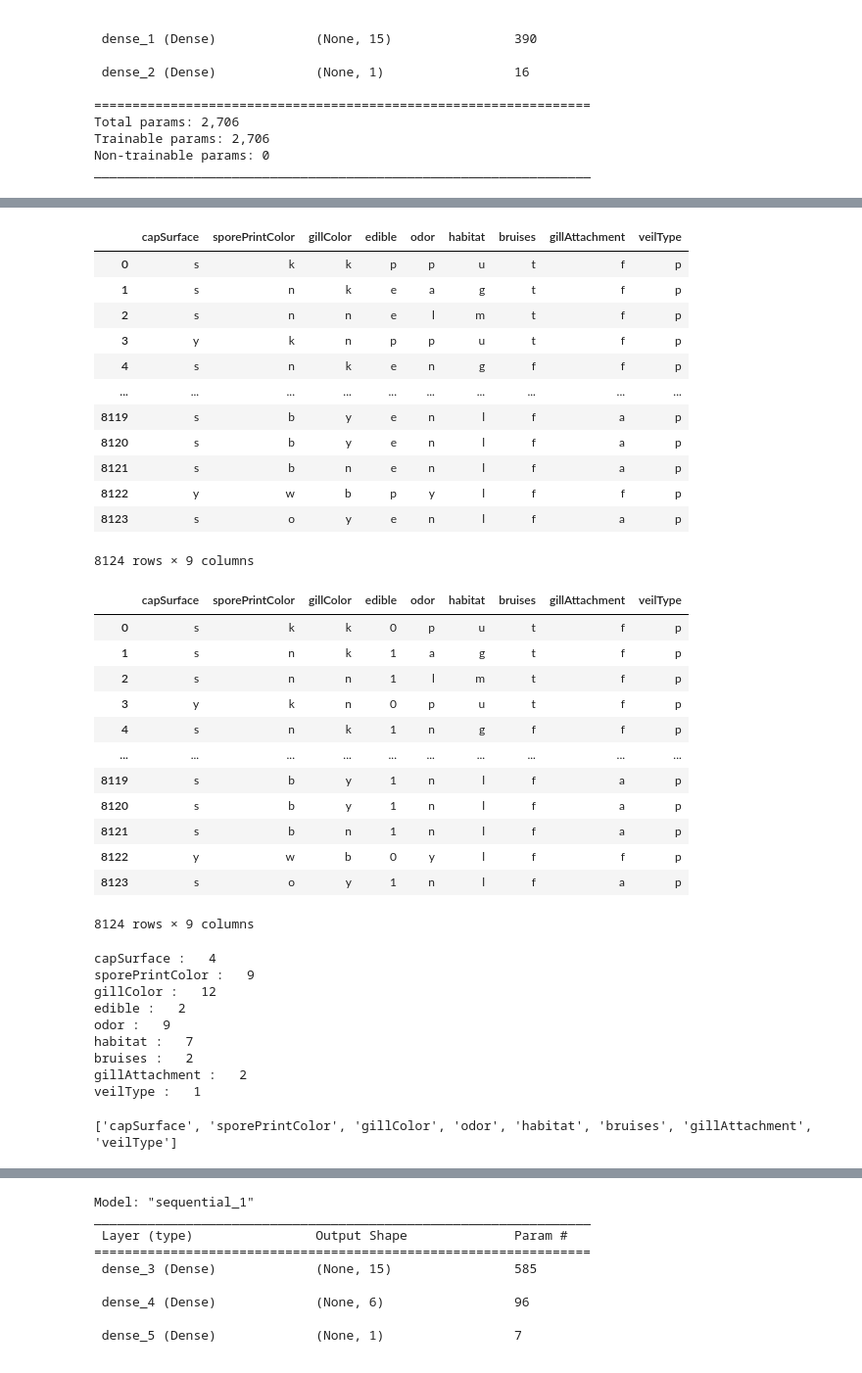
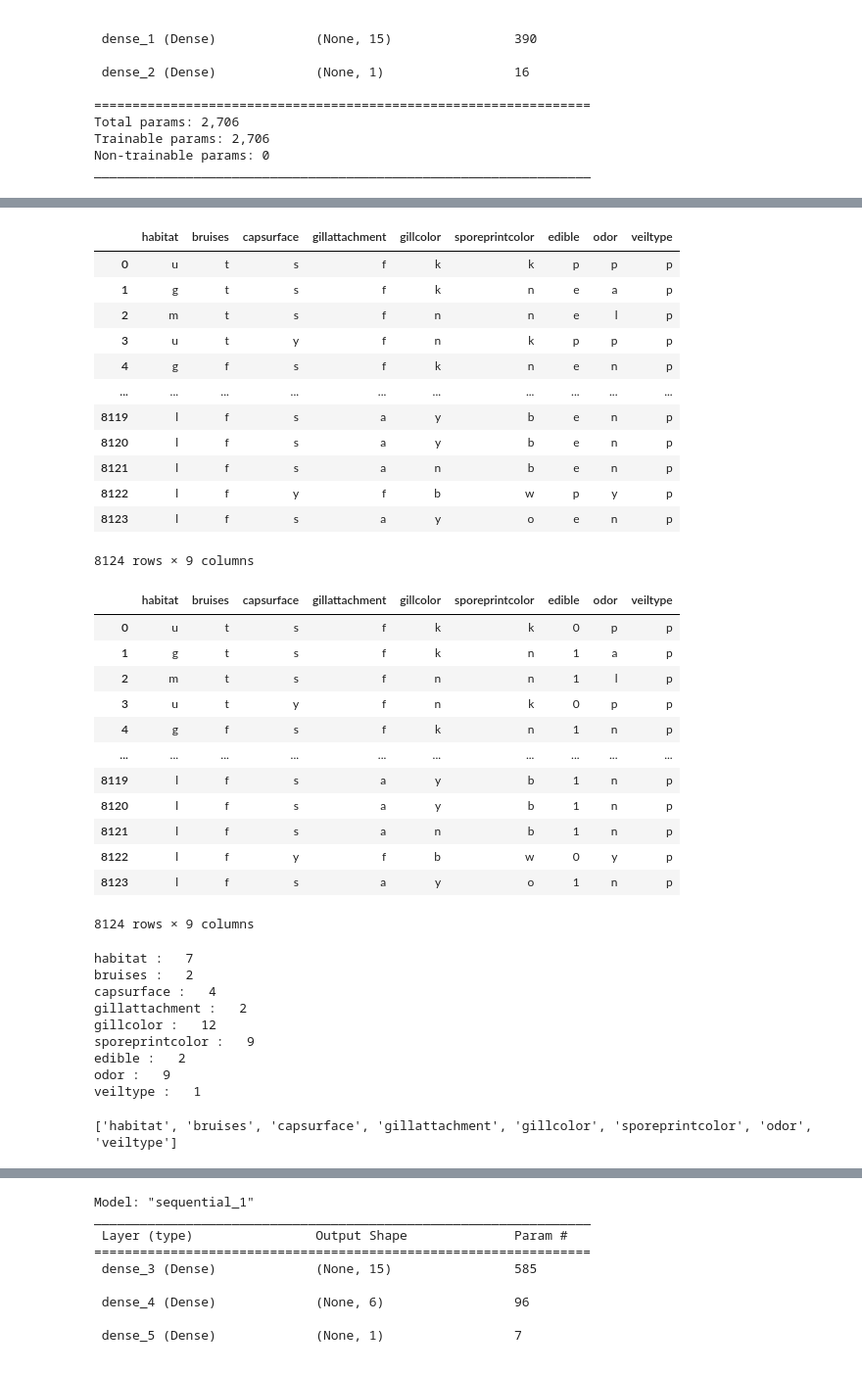
Before and after one commit to shermeenajani/Project-4--Machine-Learning, a Jupyter notebook: EdibleOrNot.ipynb, the cells around one changed output, grey strips where cells are left out. Shown at 98% size. Drawn from its saved outputs; the diff is of its cells as text; code cells hidden in the pictures.

```diff
--- a/EdibleOrNot.ipynb
+++ b/EdibleOrNot.ipynb
@@ -28,0 +13,9 @@ mushrooms_df
+# %%
+
+from sqlalchemy import create_engine
+cnx = create_engine('postgresql://postgres:postgres@127.0.0.1:5432/project4')
+# %%
+#mushrooms_df = pd.read_sql_query('select * from mushrooms',con=engine)
+
+mushrooms_df = pd.read_sql("select * from mushrooms", cnx);
+mushrooms_df
@@ -29,5 +56,5 @@ mushrooms_df
 # %%
 #Drop Stalk Root since some values have '?'
-mushrooms_df = mushrooms_df.drop(['stalkRoot'],1)
+mushrooms_df = mushrooms_df.drop(['stalkroot'],1)
 mushrooms_df
 # %% [output]
@@ -212,21 +239,21 @@ Loss: 1.814515471210143e-08, Accuracy: 1.0
 # %%
 #Try with a reduced set of mushroom characteristics
-mushrooms_df3 = mushrooms_df[{'edible','capSurface','bruises','odor','gillAttachment','gillColor','veilType',
-                             'sporePrintColor','habitat'}]
+mushrooms_df3 = mushrooms_df[{'edible','capsurface','bruises','odor','gillattachment','gillcolor','veiltype',
+                             'sporeprintcolor','habitat'}]
 mushrooms_df3
 # %% [output]
-|  | capSurface | sporePrintColor | gillColor | edible | odor | habitat | bruises | gillAttachment | veilType |
-| 0 | s | k | k | p | p | u | t | f | p |
-| 1 | s | n | k | e | a | g | t | f | p |
-| 2 | s | n | n | e | l | m | t | f | p |
-| 3 | y | k | n | p | p | u | t | f | p |
-| 4 | s | n | k | e | n | g | f | f | p |
+|  | habitat | bruises | capsurface | gillattachment | gillcolor | sporeprintcolor | edible | odor | veiltype |
+| 0 | u | t | s | f | k | k | p | p | p |
+| 1 | g | t | s | f | k | n | e | a | p |
+| 2 | m | t | s | f | n | n | e | l | p |
+| 3 | u | t | y | f | n | k | p | p | p |
+| 4 | g | f | s | f | k | n | e | n | p |
 | ... | ... | ... | ... | ... | ... | ... | ... | ... | ... |
-| 8119 | s | b | y | e | n | l | f | a | p |
-| 8120 | s | b | y | e | n | l | f | a | p |
-| 8121 | s | b | n | e | n | l | f | a | p |
-| 8122 | y | w | b | p | y | l | f | f | p |
-| 8123 | s | o | y | e | n | l | f | a | p |
+| 8119 | l | f | s | a | y | b | e | n | p |
+| 8120 | l | f | s | a | y | b | e | n | p |
+| 8121 | l | f | s | a | n | b | e | n | p |
+| 8122 | l | f | y | f | b | w | p | y | p |
+| 8123 | l | f | s | a | y | o | e | n | p |
 8124 rows × 9 columns
 # %%
 #Replace two values in 'edible' column with 1 and 0. This will end up as our 'y' or target value.
@@ -234,18 +261,18 @@ edible_dict = {'e': 1, 'p': 0}
 mushrooms_df3 = mushrooms_df3.replace({'edible': edible_dict})
 mushrooms_df3
 # %% [output]
-|  | capSurface | sporePrintColor | gillColor | edible | odor | habitat | bruises | gillAttachment | veilType |
-| 0 | s | k | k | 0 | p | u | t | f | p |
-| 1 | s | n | k | 1 | a | g | t | f | p |
-| 2 | s | n | n | 1 | l | m | t | f | p |
-| 3 | y | k | n | 0 | p | u | t | f | p |
-| 4 | s | n | k | 1 | n | g | f | f | p |
+|  | habitat | bruises | capsurface | gillattachment | gillcolor | sporeprintcolor | edible | odor | veiltype |
+| 0 | u | t | s | f | k | k | 0 | p | p |
+| 1 | g | t | s | f | k | n | 1 | a | p |
+| 2 | m | t | s | f | n | n | 1 | l | p |
+| 3 | u | t | y | f | n | k | 0 | p | p |
+| 4 | g | f | s | f | k | n | 1 | n | p |
 | ... | ... | ... | ... | ... | ... | ... | ... | ... | ... |
-| 8119 | s | b | y | 1 | n | l | f | a | p |
-| 8120 | s | b | y | 1 | n | l | f | a | p |
-| 8121 | s | b | n | 1 | n | l | f | a | p |
-| 8122 | y | w | b | 0 | y | l | f | f | p |
-| 8123 | s | o | y | 1 | n | l | f | a | p |
+| 8119 | l | f | s | a | y | b | 1 | n | p |
+| 8120 | l | f | s | a | y | b | 1 | n | p |
+| 8121 | l | f | s | a | n | b | 1 | n | p |
+| 8122 | l | f | y | f | b | w | 0 | y | p |
+| 8123 | l | f | s | a | y | o | 1 | n | p |
 8124 rows × 9 columns
 # %%
 # Determine the number of unique values in each column.
@@ -253,15 +280,15 @@ columns = mushrooms_df3.columns
 for column in columns:
     print(column, ':  ', mushrooms_df3[column].nunique())
 # %% [output]
-capSurface :   4
-sporePrintColor :   9
-gillColor :   12
+habitat :   7
+bruises :   2
+capsurface :   4
+gillattachment :   2
+gillcolor :   12
+sporeprintcolor :   9
 edible :   2
 odor :   9
-habitat :   7
-bruises :   2
-gillAttachment :   2
-veilType :   1
+veiltype :   1
 # %%
 #Find all non-numeric columns
 
@@ -276,7 +303,7 @@ for i in range(len(list)):
 
 print(columns_to_encode)
 # %% [output]
-['capSurface', 'sporePrintColor', 'gillColor', 'odor', 'habitat', 'bruises', 'gillAttachment', 'veilType']
+['habitat', 'bruises', 'capsurface', 'gillattachment', 'gillcolor', 'sporeprintcolor', 'odor', 'veiltype']
 # %%
 # Convert categorical data to numeric with `pd.get_dummies`
 mushrooms_df3 = pd.get_dummies(mushrooms_df3,columns=columns_to_encode,drop_first=True)
```
Also changed, not shown: parts of 34 cells of this notebook, 28 other files.
